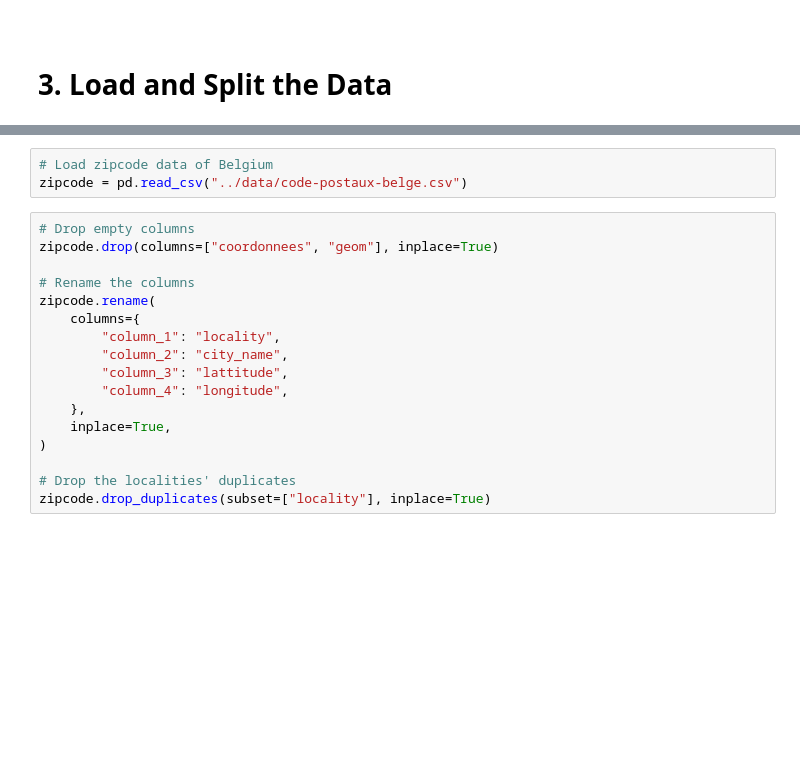
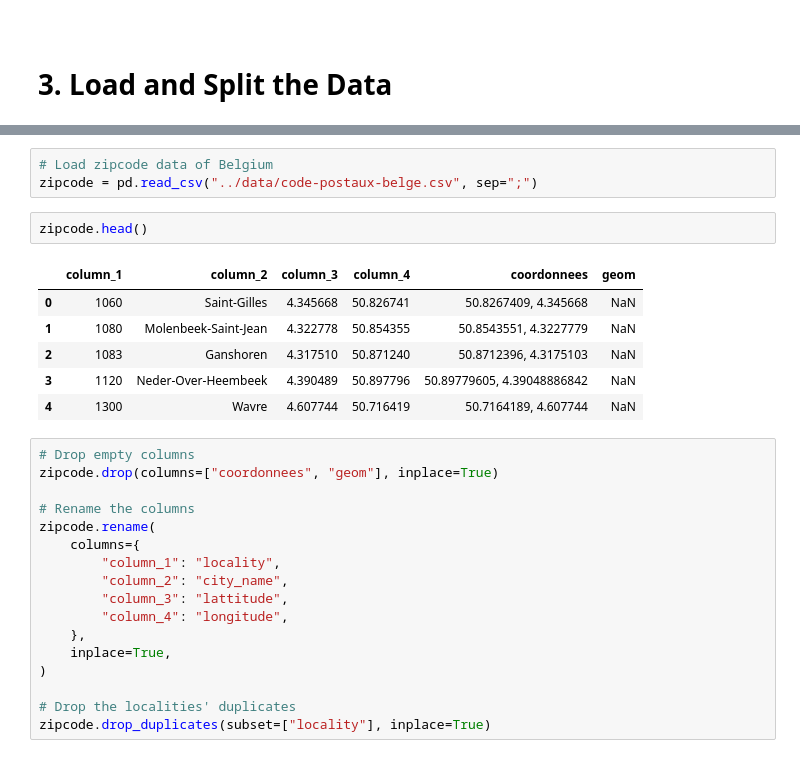
Before and after one commit to thiphan94/Real-Estate, a Jupyter notebook: notebook/data_cleaning.ipynb, the cells around one changed output, grey strips where cells are left out. Cells and saved outputs as stored; diff of their text form; blank space fills up the shorter version.

```diff
--- a/notebook/data_cleaning.ipynb
+++ b/notebook/data_cleaning.ipynb
@@ -78,6 +87,15 @@ df.shape
 # %%
 # Load zipcode data of Belgium
-zipcode = pd.read_csv("../data/code-postaux-belge.csv")
+zipcode = pd.read_csv("../data/code-postaux-belge.csv", sep=";")
+# %%
+zipcode.head()
+# %% [output]
+|  | column_1 | column_2 | column_3 | column_4 | coordonnees | geom |
+| 0 | 1060 | Saint-Gilles | 4.345668 | 50.826741 | 50.8267409, 4.345668 | NaN |
+| 1 | 1080 | Molenbeek-Saint-Jean | 4.322778 | 50.854355 | 50.8543551, 4.3227779 | NaN |
+| 2 | 1083 | Ganshoren | 4.317510 | 50.871240 | 50.8712396, 4.3175103 | NaN |
+| 3 | 1120 | Neder-Over-Heembeek | 4.390489 | 50.897796 | 50.89779605, 4.39048886842 | NaN |
+| 4 | 1300 | Wavre | 4.607744 | 50.716419 | 50.7164189, 4.607744 | NaN |
 # %%
 # Drop empty columns
 zipcode.drop(columns=["coordonnees", "geom"], inplace=True)
```
Also changed, not shown: parts of 16 cells of this notebook.
